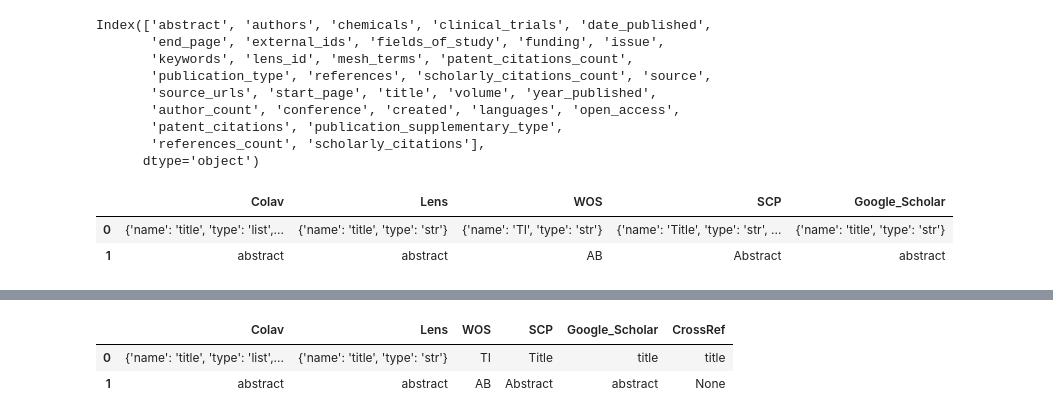
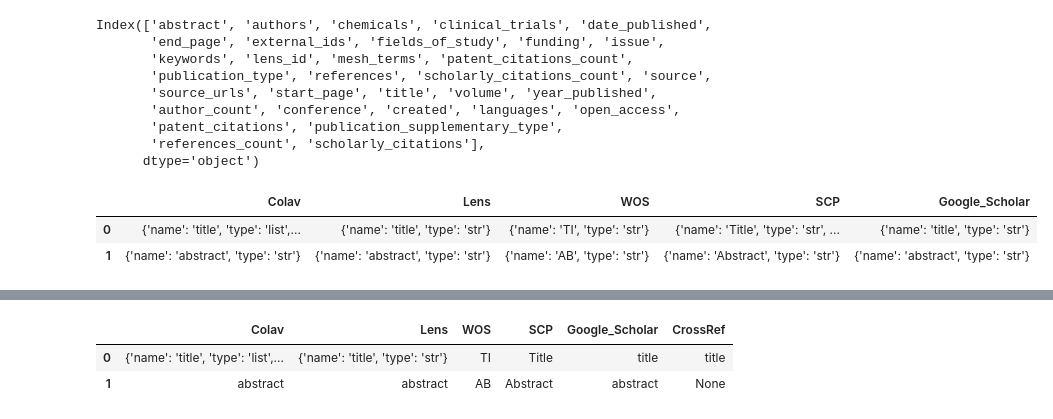
Before and after one commit to restrepo/rest-api-doc, a Jupyter notebook: code/lens.ipynb, the cells around one changed output, grey strips where cells are left out. Drawn from its saved outputs; the diff is of its cells as text; code cells hidden in the pictures.

```diff
--- a/code/lens.ipynb
+++ b/code/lens.ipynb
@@ -138,32 +140,41 @@ Index(['abstract', 'authors', 'chemicals', 'clinical_trials', 'date_published',
 # %%
 columns=[
     #{'Colav':'','Lens':'','WOS' :'','SCP':'','Google_Scholar':'','CrossRef':''},
     {'Colav'         :{'name'  :'title',
                        'type'  :'list',
                        'value' :[{'name' :None,
                                   'type' :'dict',
                                   'value':{'name':'en',
                                            'type':'str',
                                            'name':'es',
                                            'type':'str'
                                           }
                                 }]},
      'Lens'          :{'name'  :'title',
                        'type'  :'str'},
      'WOS'           :{'name'  :'TI',
                        'type'  :'str'},
      'SCP'           :{'name'  :'Title',
                        'type'  :'str',
                        'format':'en (es) OR en (e[s])'},
      'Google_Scholar':{'name':'title',
                        'type':'str'}
     },
-    {'Colav':'abstract','Lens':'abstract','WOS' :'AB','SCP':'Abstract','Google_Scholar':'abstract'
+    {'Colav'         :{'name':'abstract',
+                       'type':'str'},
+     'Lens'          :{'name':'abstract',
+                       'type':'str'},
+     'WOS'           :{'name':'AB',
+                       'type':'str'},
+     'SCP'           :{'name':'Abstract',
+                       'type':'str'},
+     'Google_Scholar':{'name':'abstract',
+                       'type':'str'}
     }
 ]
 data=pd.DataFrame(columns)
 data
 # %% [output]
 |  | Colav | Lens | WOS | SCP | Google_Scholar |
 | 0 | {'name': 'title', 'type': 'list',... | {'name': 'title', 'type': 'str'} | {'name': 'TI', 'type': 'str'} | {'name': 'Title', 'type': 'str', ... | {'name': 'title', 'type': 'str'} |
-| 1 | abstract | abstract | AB | Abstract | abstract |
+| 1 | {'name': 'abstract', 'type': 'str'} | {'name': 'abstract', 'type': 'str'} | {'name': 'AB', 'type': 'str'} | {'name': 'Abstract', 'type': 'str'} | {'name': 'abstract', 'type': 'str'} |
```
Also changed, not shown: parts of 7 cells of this notebook.
